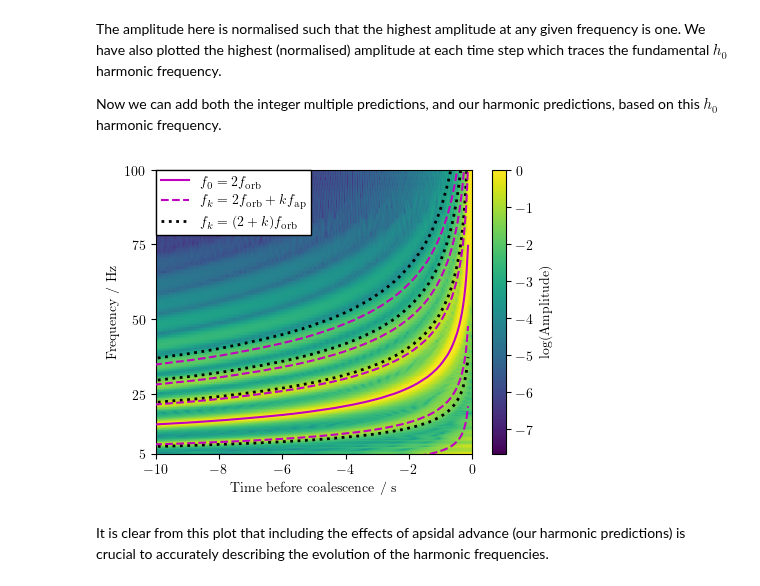
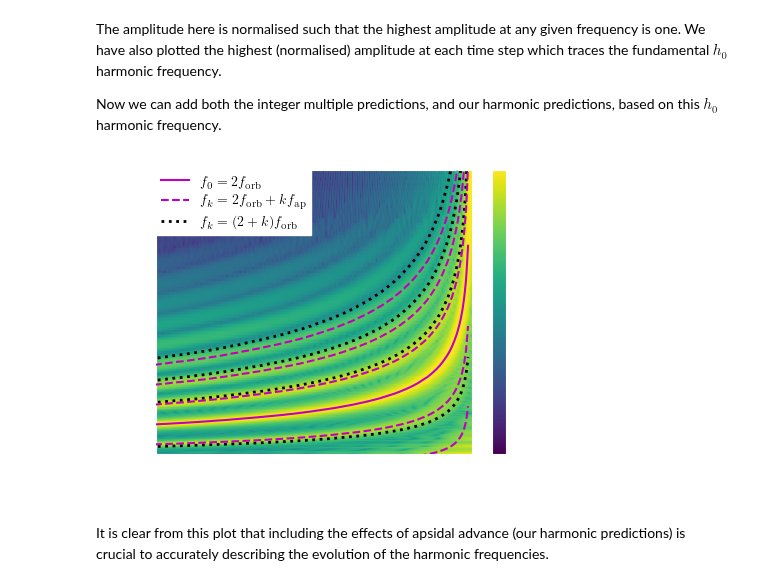
Before and after one commit to BenGPatterson/EccentricHarmonics, a Jupyter notebook: harmonic_frequencies.ipynb, the cells around one changed output. Saved outputs shown, nothing was run; the diff lists cells and outputs as text; code cells hidden in the pictures.

```diff
--- a/harmonic_frequencies.ipynb
+++ b/harmonic_frequencies.ipynb
@@ -102,35 +102,40 @@ def ap_harm_freqs(f_gws, ks, f_ref, ecc, M):
     return freqs
 # %%
 plt.figure(figsize=(0.75*6.4,0.75*4.8))
+params = {"ytick.color" : "w",
+          "xtick.color" : "w",
+          "axes.labelcolor" : "w",
+          "axes.edgecolor" : "w"}
+plt.rcParams.update(params)
 
 # Make qtransform plot
 plt.pcolormesh(h_q_times, h_q_freqs, np.log10(h_q_amp), rasterized=True)
 plt.colorbar(label='log(Amplitude)')
 
 # Plot frequency track
 plt.plot(t_arr, f_gw, c='m', zorder=5, label="$f_0 = 2f_\mathrm{orb}$")
 
 # Plot our harmonic frequency predictions
 harm_freqs = ap_harm_freqs(f_gw, np.arange(-2, 4), f_low, s_e, chirp2total(chirp, q))
 for i, harm_freq in enumerate(harm_freqs):
     plt.plot(t_arr, harm_freq, c='m', ls='dashed', zorder=3, label="$f_k = 2f_\mathrm{orb} + kf_\mathrm{ap}$" if i == 0 else "")
 
 # Plot integer harmonic frequency predictions
 harm_freqs = int_harm_freqs(f_gw, np.arange(-2, 4))
 for i, harm_freq in enumerate(harm_freqs):
     plt.plot(t_arr, harm_freq, c='k', ls='dotted', zorder=1, lw=2, label="$f_k = (2+k)f_\mathrm{orb}$" if i == 0 else "")
 
 # Plot formatting
 plt.yticks(list(plt.yticks()[0]) + [5])
 plt.ylim(5,100)
 plt.xlim(-10, 0)
 plt.xlabel('Time before coalescence / s')
 plt.ylabel('Frequency / Hz')
-plt.legend(loc='upper left', bbox_to_anchor=(0,1), fancybox=False, framealpha=1, borderaxespad=0, edgecolor='k')
+plt.legend(loc='upper left', bbox_to_anchor=(0,1), fancybox=False, framealpha=1, borderaxespad=0, edgecolor='w', labelcolor='k', facecolor='w')
 plt.tight_layout()
-plt.savefig('Figures/qtransform.pgf')
+plt.savefig('Figures/qtransform.png', dpi=300, transparent=True)
 # %% [output]
-[figure, old version]
+[figure, new version]
 # %% [markdown]
 It is clear from this plot that including the effects of apsidal advance (our harmonic predictions) is crucial to accurately describing the evolution of the harmonic frequencies.
 # %% [markdown]
```
Also changed, not shown: 11 other files.
